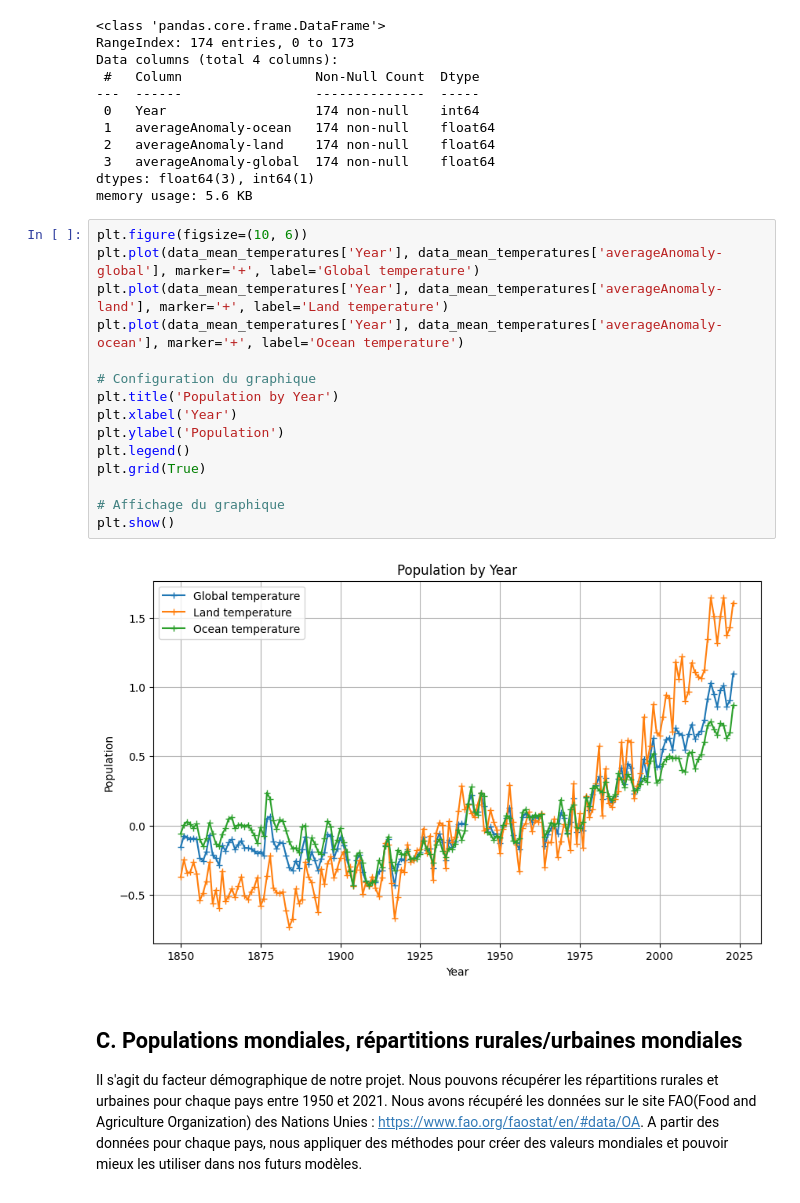
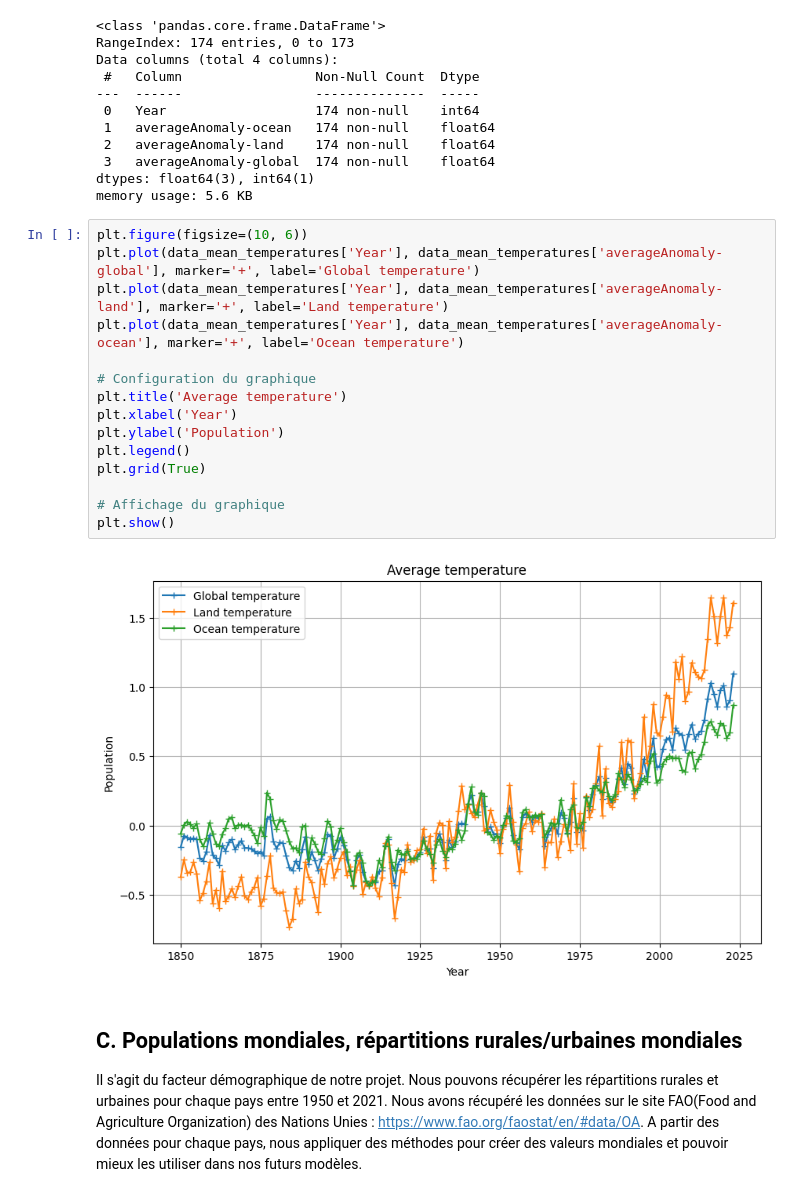
Before and after one commit to rodrigju/TimeSeries_ML, a Jupyter notebook: ML_projet.ipynb, the cells around one changed output. Saved outputs shown, nothing was run; the diff lists cells and outputs as text.

```diff
--- a/ML_projet.ipynb
+++ b/ML_projet.ipynb
@@ -345,20 +376,20 @@ memory usage: 5.6 KB
 # %%
 plt.figure(figsize=(10, 6))
 plt.plot(data_mean_temperatures['Year'], data_mean_temperatures['averageAnomaly-global'], marker='+', label='Global temperature')
 plt.plot(data_mean_temperatures['Year'], data_mean_temperatures['averageAnomaly-land'], marker='+', label='Land temperature')
 plt.plot(data_mean_temperatures['Year'], data_mean_temperatures['averageAnomaly-ocean'], marker='+', label='Ocean temperature')
 
 # Configuration du graphique
-plt.title('Population by Year')
+plt.title('Average temperature')
 plt.xlabel('Year')
 plt.ylabel('Population')
 plt.legend()
 plt.grid(True)
 
 # Affichage du graphique
 plt.show()
 # %% [output]
-[figure, old version]
+[figure, new version]
 # %% [markdown]
 ## C. Populations mondiales, répartitions rurales/urbaines mondiales
 
```
Also changed, not shown: parts of 107 cells of this notebook.
